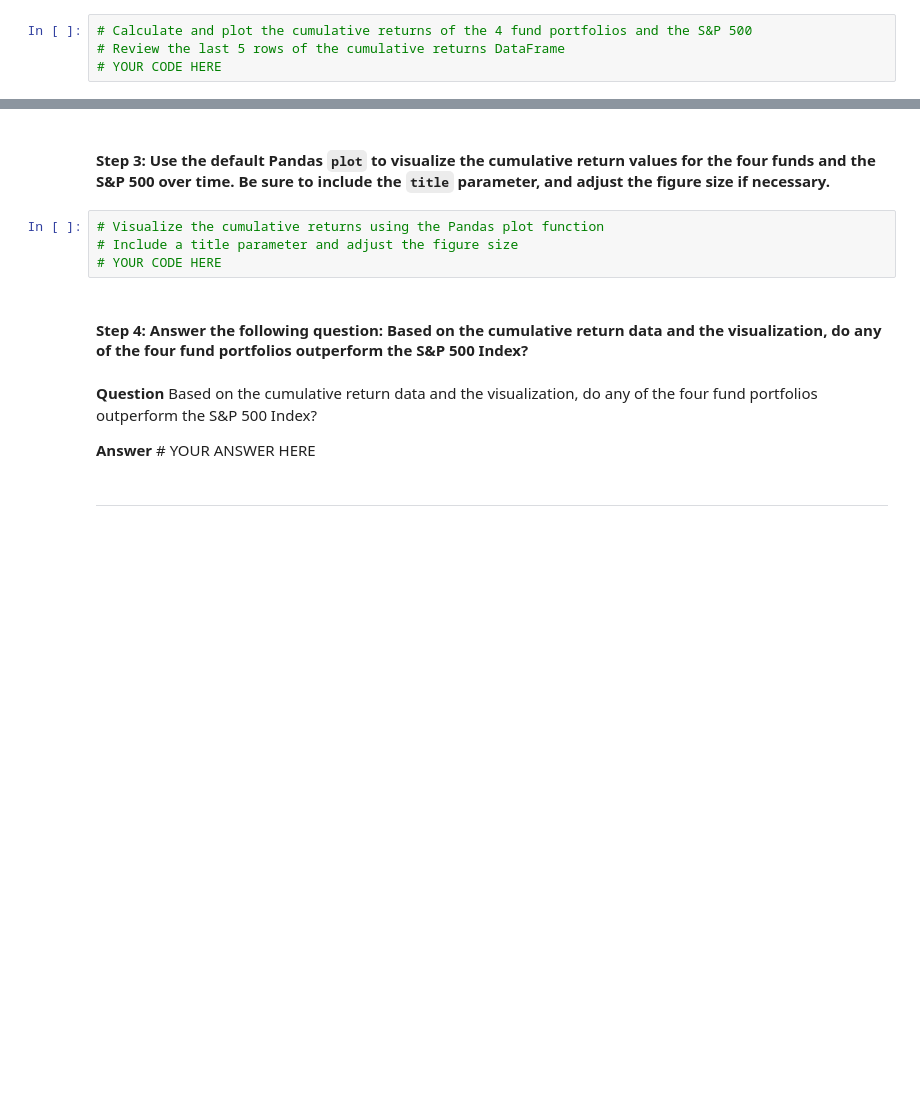
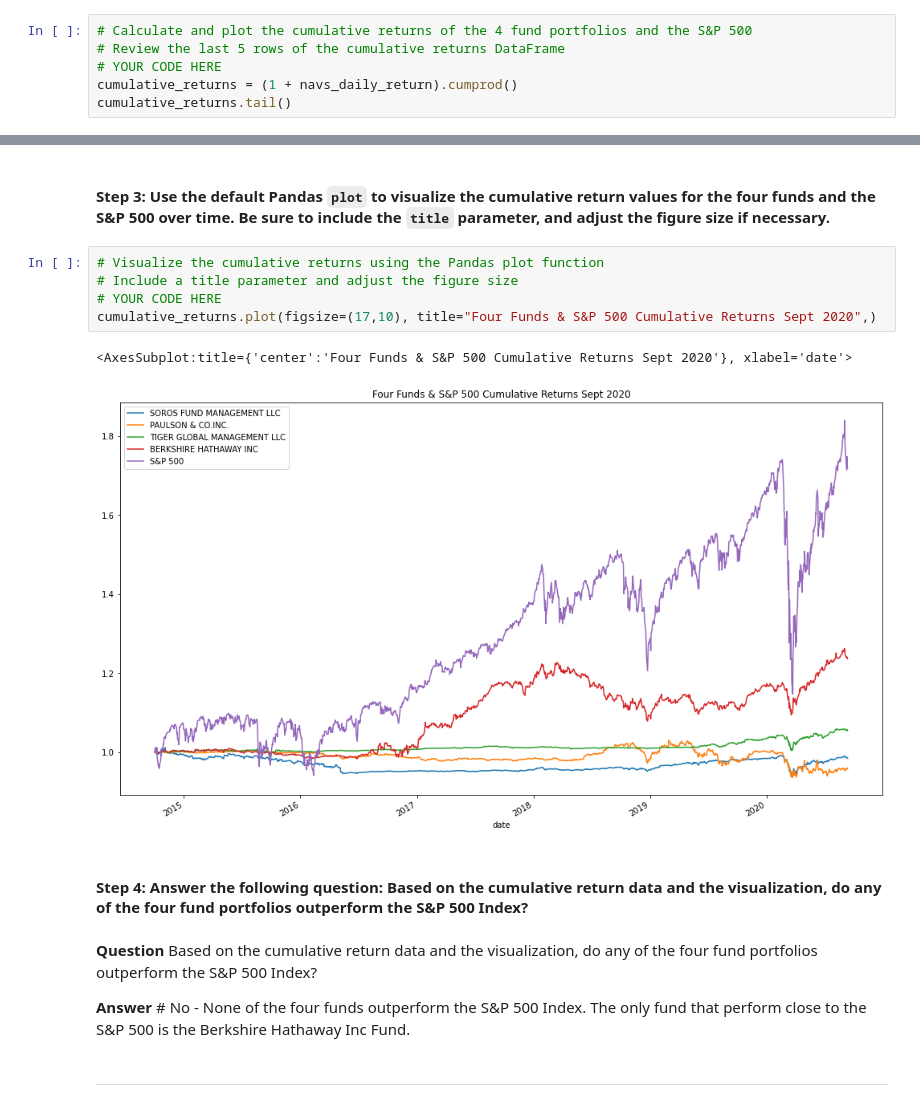
Before and after one commit to jjestrella/risk_return_analysis, a Jupyter notebook: risk_return_analysis/risk_return_analysis.ipynb, the cells around one changed output, grey strips where cells are left out. Drawn from its saved outputs; the diff is of its cells as text; blank space fills up the shorter version.

Commit message:
Update code with all analisis and sharpe plots

```diff
--- a/risk_return_analysis/risk_return_analysis.ipynb
+++ b/risk_return_analysis/risk_return_analysis.ipynb
@@ -176,3 +176,5 @@ navs_daily_return.plot(title="4 Funds and the S&P 500 Daily Returns", figsize=(1
 # Calculate and plot the cumulative returns of the 4 fund portfolios and the S&P 500
 # Review the last 5 rows of the cumulative returns DataFrame
 # YOUR CODE HERE
+cumulative_returns = (1 + navs_daily_return).cumprod()
+cumulative_returns.tail()
@@ -181,13 +191,17 @@ navs_daily_return.plot(title="4 Funds and the S&P 500 Daily Returns", figsize=(1
 # %%
 # Visualize the cumulative returns using the Pandas plot function
 # Include a title parameter and adjust the figure size
 # YOUR CODE HERE
+cumulative_returns.plot(figsize=(17,10), title="Four Funds & S&P 500 Cumulative Returns Sept 2020",)
+# %% [output]
+<AxesSubplot:title={'center':'Four Funds & S&P 500 Cumulative Returns Sept 2020'}, xlabel='date'>
+[figure, added]
 # %% [markdown]
 #### Step 4: Answer the following question: Based on the cumulative return data and the visualization, do any of the four fund portfolios outperform the S&P 500 Index?
 # %% [markdown]
 **Question** Based on the cumulative return data and the visualization, do any of the four fund portfolios outperform the S&P 500 Index?
 
-**Answer** # YOUR ANSWER HERE
+**Answer** # No - None of the four funds outperform the S&P 500 Index. The only fund that perform close to the S&P 500 is the Berkshire Hathaway Inc Fund.
 # %% [markdown]
 ---
 # %% [markdown]
```
Also changed, not shown: parts of 11 cells of this notebook.
